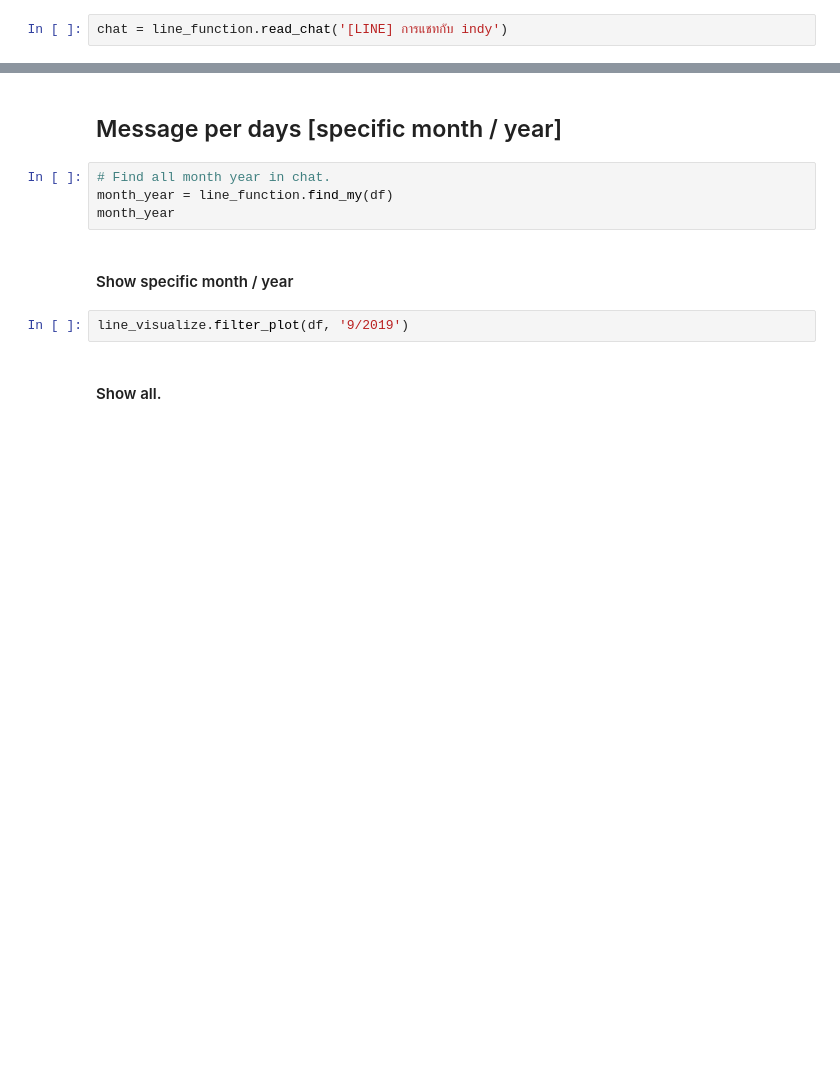
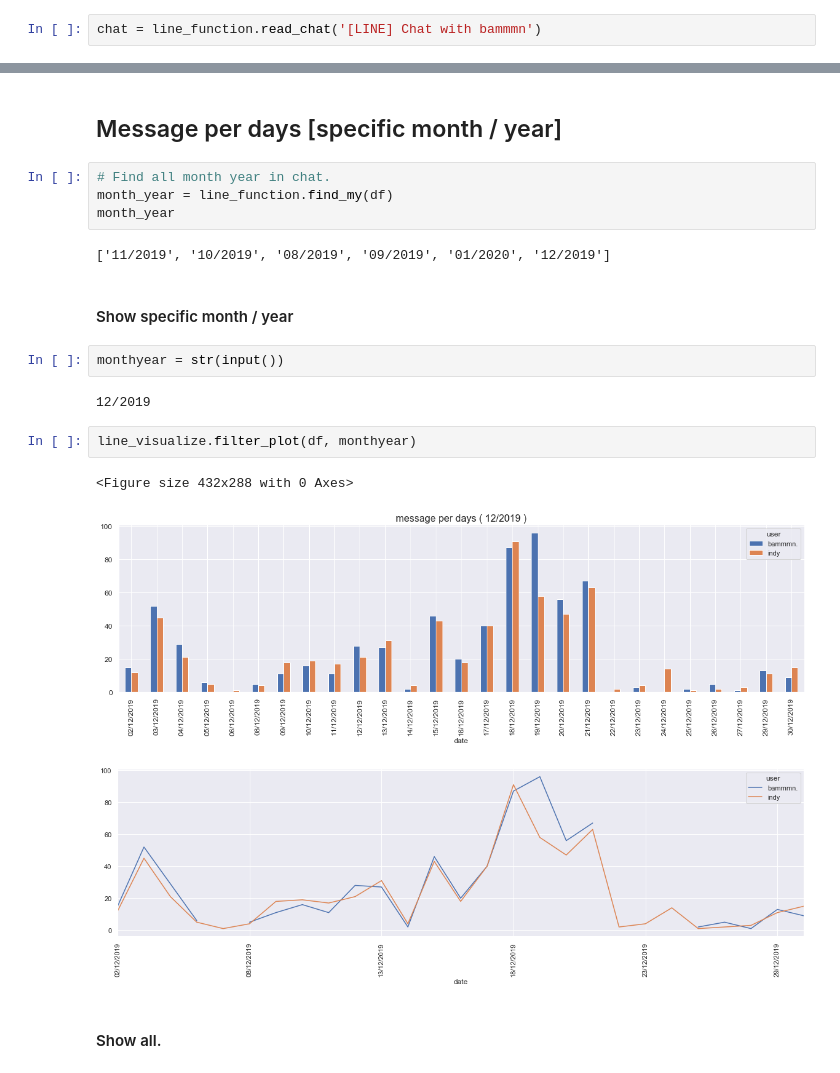
Before and after one commit to wsirigate/Line-chat-visualize, a Jupyter notebook: LINE chat analyze.ipynb, the cells around one changed output, grey strips where cells are left out. Drawn from its saved outputs; the diff is of its cells as text; blank space fills up the shorter version.

Commit message:
add new function.

```diff
--- a/LINE chat analyze.ipynb
+++ b/LINE chat analyze.ipynb
@@ -11,7 +11,7 @@ import line_visualize
 # %% [markdown]
 # Read file.
 # %%
-chat = line_function.read_chat('[LINE] การแชทกับ indy')
+chat = line_function.read_chat('[LINE] Chat with bammmn')
 # %% [markdown]
 # Convert to chat file to data frame
 # %%
@@ -48,10 +68,20 @@ line_visualize.day_message(df)
 # Find all month year in chat.
 month_year = line_function.find_my(df)
 month_year
+# %% [output]
+['11/2019', '10/2019', '08/2019', '09/2019', '01/2020', '12/2019']
 # %% [markdown]
 #### Show specific month / year
+# %%
+monthyear = str(input())
+# %% [output]
+12/2019
 # %%
-line_visualize.filter_plot(df, '9/2019')
+line_visualize.filter_plot(df, monthyear)
+# %% [output]
+<Figure size 432x288 with 0 Axes>
+[figure, added]
+[figure, added]
 # %% [markdown]
 #### Show all.
 # %%
```
Also changed, not shown: parts of 11 cells of this notebook, 1 other file.
